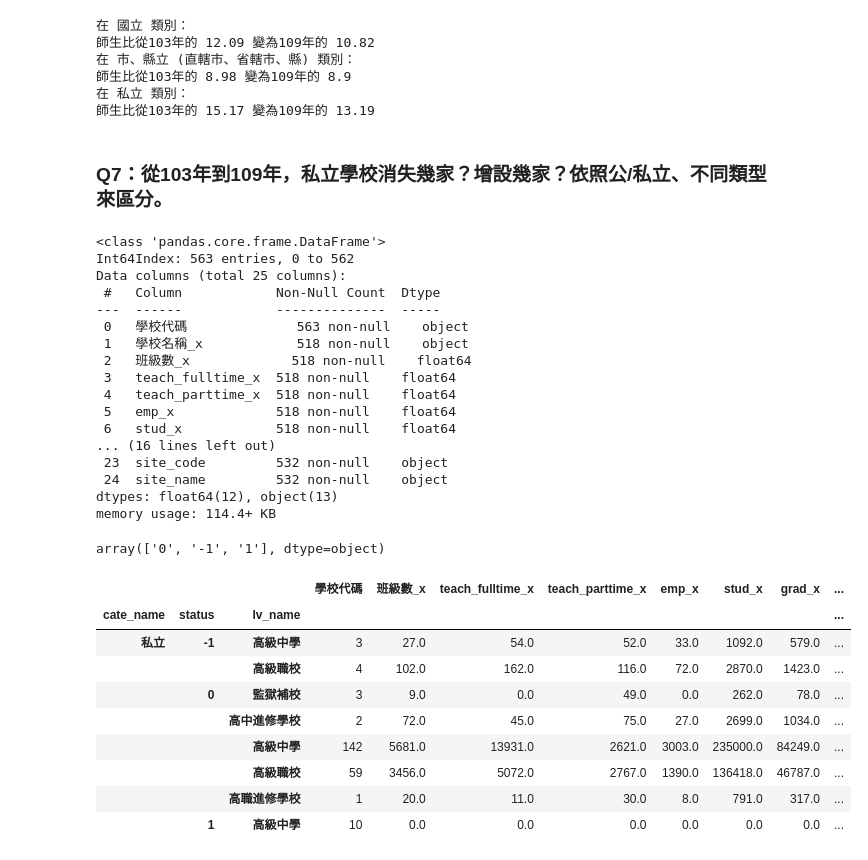
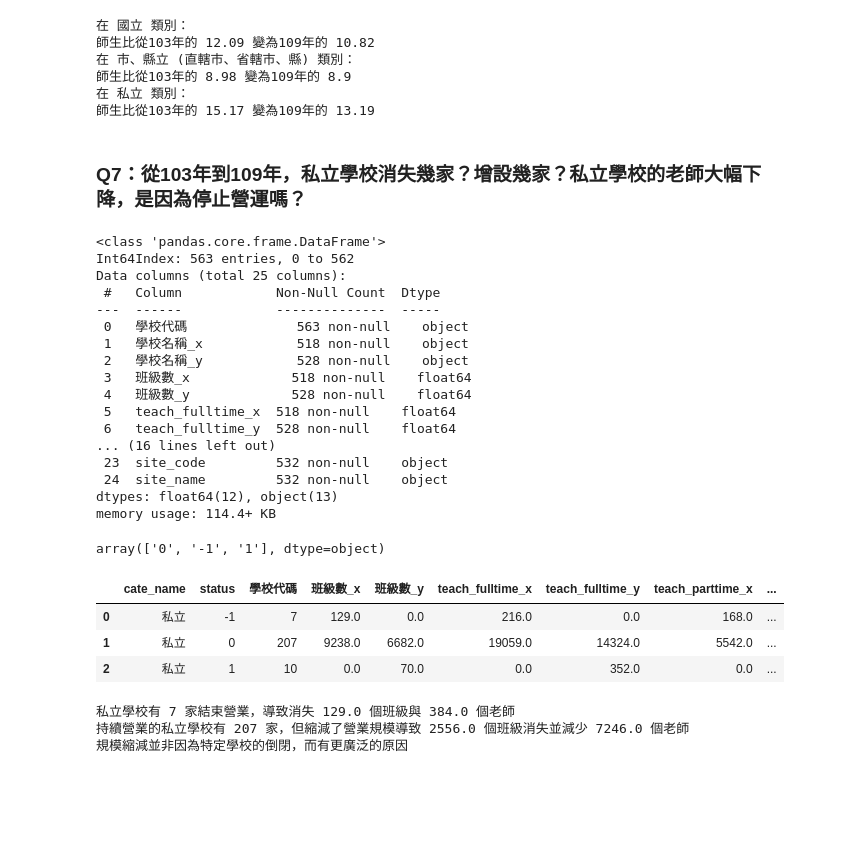
Before and after one commit to AndersonTsaiTW/LAT_Repo, a Jupyter notebook: HW1/HW1.ipynb, the cells around one changed output. Drawn from its saved outputs; the diff is of its cells as text; code cells hidden in the pictures; blank space fills up the shorter version.

```diff
--- a/HW1/HW1.ipynb
+++ b/HW1/HW1.ipynb
@@ -310,14 +310,19 @@ for index, row in base103_cate_student.iterrows():
 在 私立 類別：
 師生比從103年的 15.17 變為109年的 13.19
 # %% [markdown]
-### Q7：從103年到109年，私立學校消失幾家？增設幾家？依照公/私立、不同類型來區分。
+### Q7：從103年到109年，私立學校消失幾家？增設幾家？私立學校的老師大幅下降，是因為停止營運嗎？
 # %%
 #合併103年資料與109年資料
 merge_103and109 = pd.merge(base103,base109,how='outer', left_on='學校代碼', right_on='學校代碼')
 #print(merge_103and109.info())
-merge_103and109 = merge_103and109[['學校代碼',
+'''merge_103and109 = merge_103and109[['學校代碼',
                                   '學校名稱_x','班級數_x','teach_fulltime_x','teach_parttime_x','emp_x','stud_x','grad_x',
-                                  '學校名稱_y','班級數_y','teach_fulltime_y','teach_parttime_y','emp_y','stud_y','grad_y']]
+                                  '學校名稱_y','班級數_y','teach_fulltime_y','teach_parttime_y','emp_y','stud_y','grad_y']]'''
+merge_103and109 = merge_103and109.reindex(columns=['學校代碼','學校名稱_x','學校名稱_y','班級數_x','班級數_y',
+                                                   'teach_fulltime_x','teach_fulltime_y','teach_parttime_x',
+                                                   'teach_parttime_y','emp_x','emp_y','stud_x','stud_y',
+                                                   'grad_x','grad_y'])
+
 #print(merge_103and109.info())
 merge_103and109['site'] = merge_103and109['學校代碼'].str[0:2]
 merge_103and109['cate'] = merge_103and109['學校代碼'].str[2]
@@ -337,11 +342,11 @@ Data columns (total 25 columns):
 ---  ------            --------------  -----
  0   學校代碼              563 non-null    object
  1   學校名稱_x            518 non-null    object
- 2   班級數_x             518 non-null    float64
- 3   teach_fulltime_x  518 non-null    float64
- 4   teach_parttime_x  518 non-null    float64
- 5   emp_x             518 non-null    float64
- 6   stud_x            518 non-null    float64
+ 2   學校名稱_y            528 non-null    object
+ 3   班級數_x             518 non-null    float64
+ 4   班級數_y             528 non-null    float64
+ 5   teach_fulltime_x  518 non-null    float64
+ 6   teach_fulltime_y  528 non-null    float64
 ... (16 lines left out)
  23  site_code         532 non-null    object
  24  site_name         532 non-null    object
@@ -365,19 +370,30 @@ merge_103and109['status'].unique()
 array(['0', '-1', '1'], dtype=object)
 # %%
 a = merge_103and109.loc[merge_103and109['cate_name'] == '私立']
-a.groupby(['cate_name','status','lv_name']).agg({'學校代碼':'count',
-                                       '班級數_x':'sum','teach_fulltime_x':'sum','teach_parttime_x':'sum',
-                                       'emp_x':'sum','stud_x':'sum','grad_x':'sum',
-                                       '班級數_y':'sum','teach_fulltime_y':'sum','teach_parttime_y':'sum',
-                                       'emp_y':'sum','stud_y':'sum','grad_y':'sum'})
+#pvt_change =
+temp = a.groupby(['cate_name','status']).agg({'學校代碼':'count',
+                                                 '班級數_x':'sum','班級數_y':'sum',
+                                                 'teach_fulltime_x':'sum','teach_fulltime_y':'sum',
+                                                 'teach_parttime_x':'sum','teach_parttime_y':'sum',
+                                                 'emp_x':'sum','emp_y':'sum','stud_x':'sum','stud_y':'sum',
+                                                 'grad_x':'sum','grad_y':'sum'}).reset_index()
+temp
+#,'lv_name'
 # %% [output]
-|  |  |  | 學校代碼 | 班級數_x | teach_fulltime_x | teach_parttime_x | emp_x | stud_x | grad_x | ... |
-| cate_name | status | lv_name |  |  |  |  |  |  |  | ... |
-| 私立 | -1 | 高級中學 | 3 | 27.0 | 54.0 | 52.0 | 33.0 | 1092.0 | 579.0 | ... |
-|  |  | 高級職校 | 4 | 102.0 | 162.0 | 116.0 | 72.0 | 2870.0 | 1423.0 | ... |
-|  | 0 | 監獄補校 | 3 | 9.0 | 0.0 | 49.0 | 0.0 | 262.0 | 78.0 | ... |
-|  |  | 高中進修學校 | 2 | 72.0 | 45.0 | 75.0 | 27.0 | 2699.0 | 1034.0 | ... |
-|  |  | 高級中學 | 142 | 5681.0 | 13931.0 | 2621.0 | 3003.0 | 235000.0 | 84249.0 | ... |
-|  |  | 高級職校 | 59 | 3456.0 | 5072.0 | 2767.0 | 1390.0 | 136418.0 | 46787.0 | ... |
-|  |  | 高職進修學校 | 1 | 20.0 | 11.0 | 30.0 | 8.0 | 791.0 | 317.0 | ... |
-|  | 1 | 高級中學 | 10 | 0.0 | 0.0 | 0.0 | 0.0 | 0.0 | 0.0 | ... |
+|  | cate_name | status | 學校代碼 | 班級數_x | 班級數_y | teach_fulltime_x | teach_fulltime_y | teach_parttime_x | ... |
+| 0 | 私立 | -1 | 7 | 129.0 | 0.0 | 216.0 | 0.0 | 168.0 | ... |
+| 1 | 私立 | 0 | 207 | 9238.0 | 6682.0 | 19059.0 | 14324.0 | 5542.0 | ... |
+| 2 | 私立 | 1 | 10 | 0.0 | 70.0 | 0.0 | 352.0 | 0.0 | ... |
+# %%
+print('私立學校有',temp['學校代碼'][0],'家結束營業，導致消失',
+      temp['班級數_x'][0],'個班級與',temp['teach_fulltime_x'][0]+temp['teach_parttime_x'][0],'個老師')
+print('持續營業的私立學校有',temp['學校代碼'][1],'家，但縮減了營業規模導致',
+      temp['班級數_x'][1]-temp['班級數_y'][1],'個班級消失並減少',
+      (temp['teach_fulltime_x'][1]+temp['teach_parttime_x'][1])-
+      (temp['teach_fulltime_y'][1]+temp['teach_parttime_y'][1]),
+      '個老師')
+print('規模縮減並非因為特定學校的倒閉，而有更廣泛的原因')
+# %% [output]
+私立學校有 7 家結束營業，導致消失 129.0 個班級與 384.0 個老師
+持續營業的私立學校有 207 家，但縮減了營業規模導致 2556.0 個班級消失並減少 7246.0 個老師
+規模縮減並非因為特定學校的倒閉，而有更廣泛的原因
```
Also changed, not shown: parts of 9 cells of this notebook.
